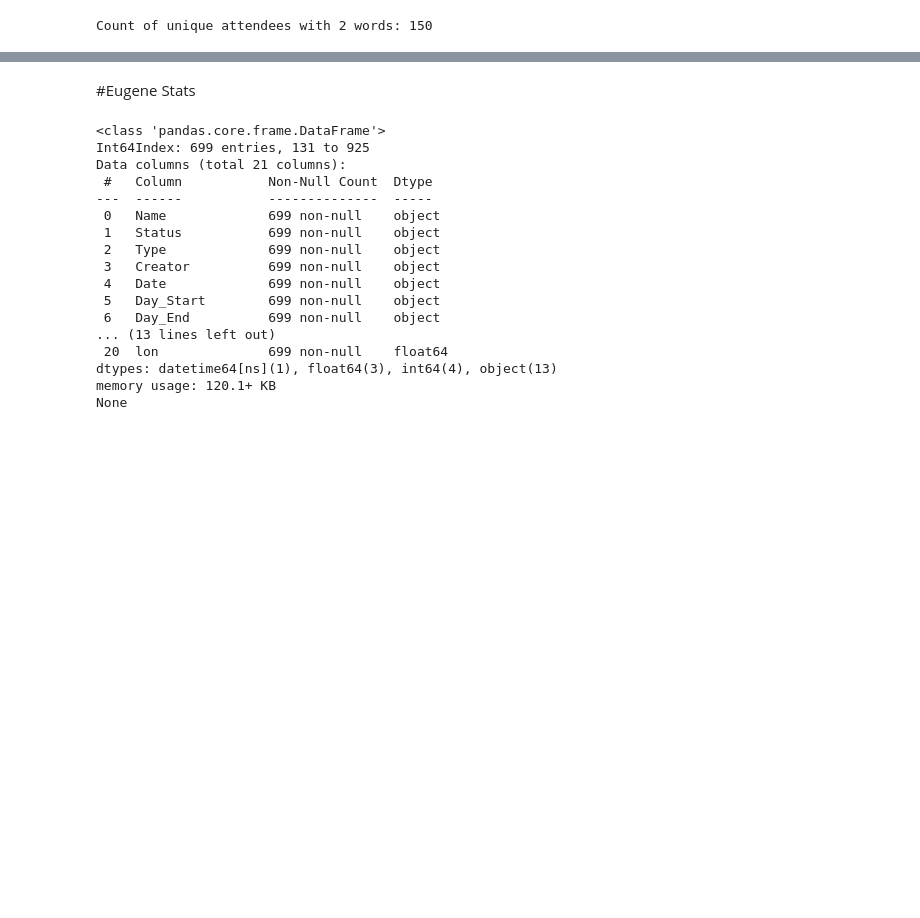
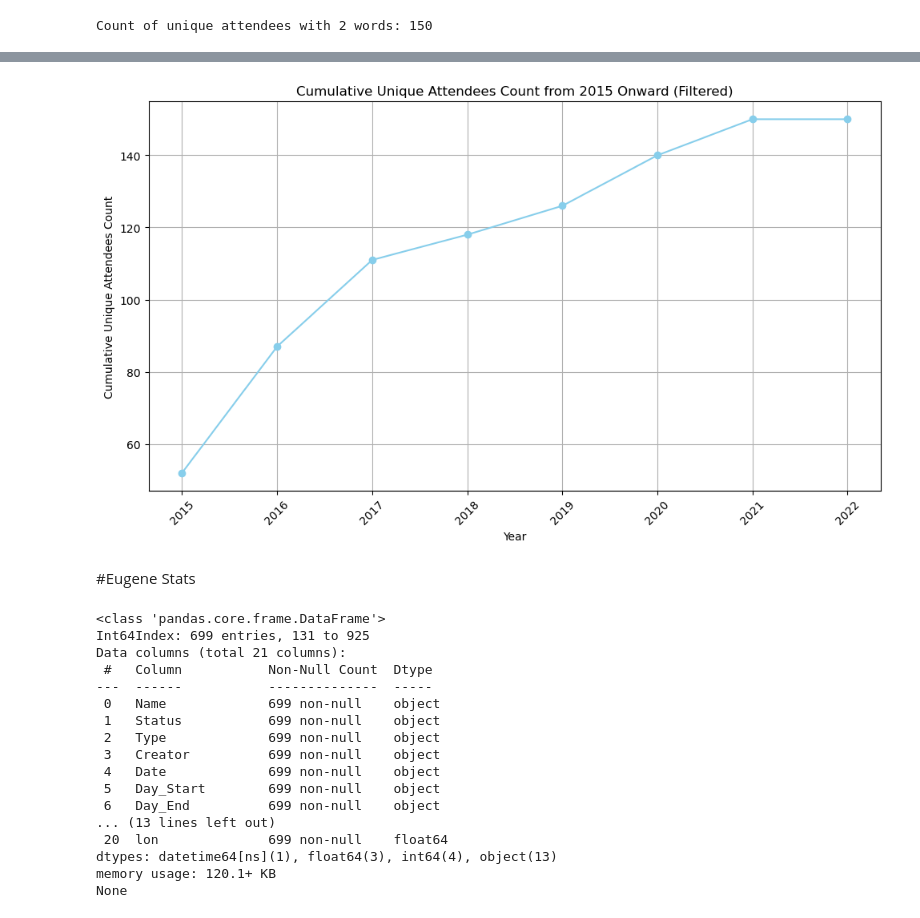
Before and after one commit to Unclegeenoo/Data-Science-Portfolio, a Jupyter notebook: Python_Projects/exploratory ATTENDANCE analysis.ipynb, the cells around one changed output, grey strips where cells are left out. Cells and saved outputs as stored; diff of their text form; code cells hidden in the pictures; blank space fills up the shorter version.

```diff
--- a/Python_Projects/exploratory ATTENDANCE analysis.ipynb
+++ b/Python_Projects/exploratory ATTENDANCE analysis.ipynb
@@ -396,3 +445,34 @@ Count of unique attendees with 2 words: 150
+# %%
+# Function to calculate cumulative unique attendees for each year from 2015
+def calculate_cumulative_unique_attendees(df):
+    cumulative_unique_attendees = []
+    unique_attendees = set()
+
+    for year in range(2015, df['Date_Date_Excel'].dt.year.max() + 1):
+        attendees_in_year = df[df['Date_Date_Excel'].dt.year <= year]['Going'].str.split(', ').explode()
+        # Filter out specific entries
+        attendees_filtered = [attendee for attendee in attendees_in_year if attendee not in ["No Data", "No Name"] and len(attendee.split()) <= 3]
+        unique_attendees.update(attendees_filtered)
+        cumulative_unique_attendees.append(len(unique_attendees))
+
+    return cumulative_unique_attendees
+
+# Calculate cumulative unique attendees for each year from 2015
+cumulative_unique_attendees = calculate_cumulative_unique_attendees(df_att)
+
+# Plot cumulative unique attendees count for each year
+years = range(2015, df_att['Date_Date_Excel'].dt.year.max() + 1)
+plt.figure(figsize=(10, 6))
+plt.plot(years, cumulative_unique_attendees, marker='o', color='skyblue')
+plt.xlabel('Year')
+plt.ylabel('Cumulative Unique Attendees Count')
+plt.title('Cumulative Unique Attendees Count from 2015 Onward (Filtered)')
+plt.xticks(years, rotation=45)
+plt.tight_layout()
+plt.grid(True)
+plt.show()
+# %% [output]
+[figure, added]
 # %% [markdown]
 #Eugene Stats
 # %%
```
Also changed, not shown: parts of 7 cells of this notebook, 1 other file.
